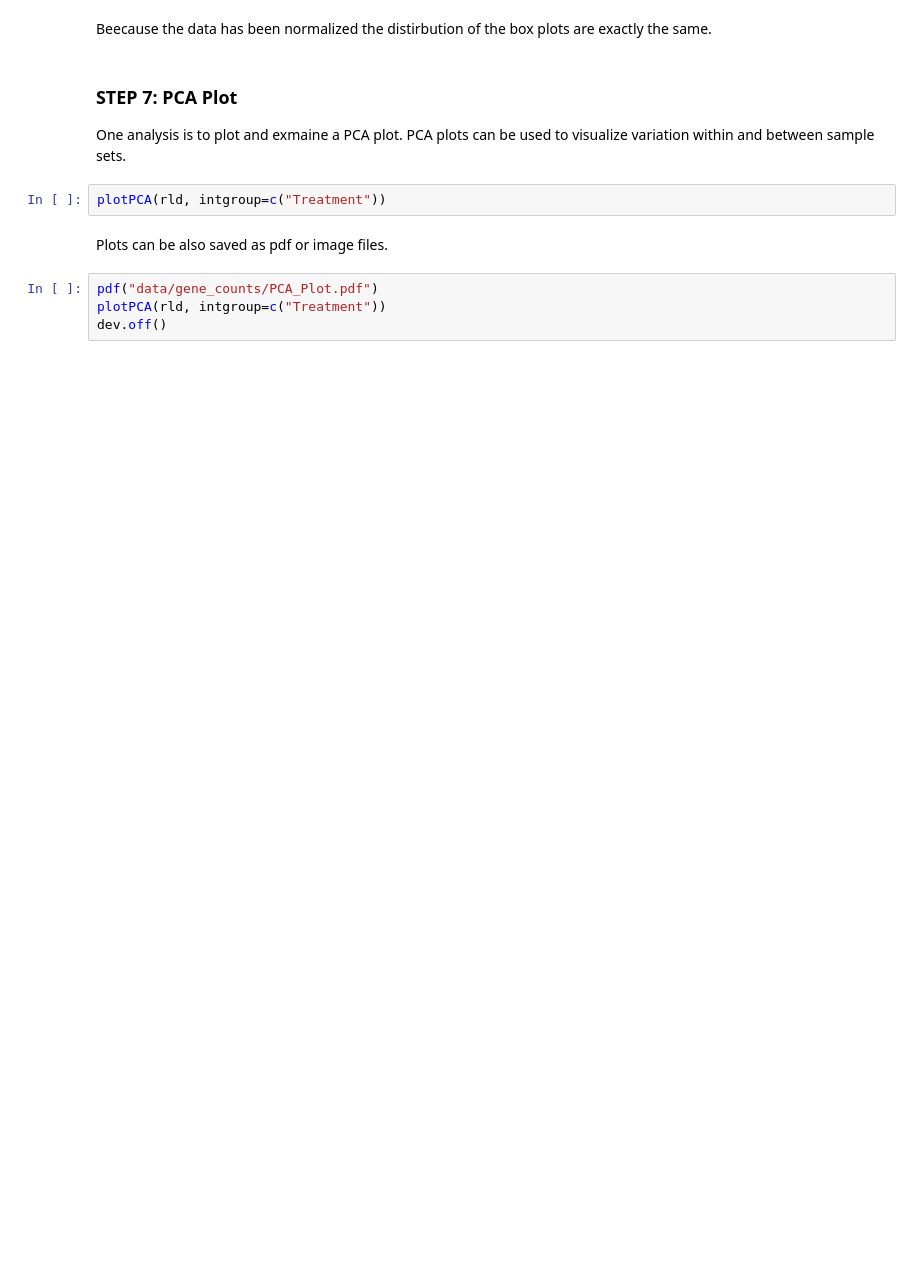
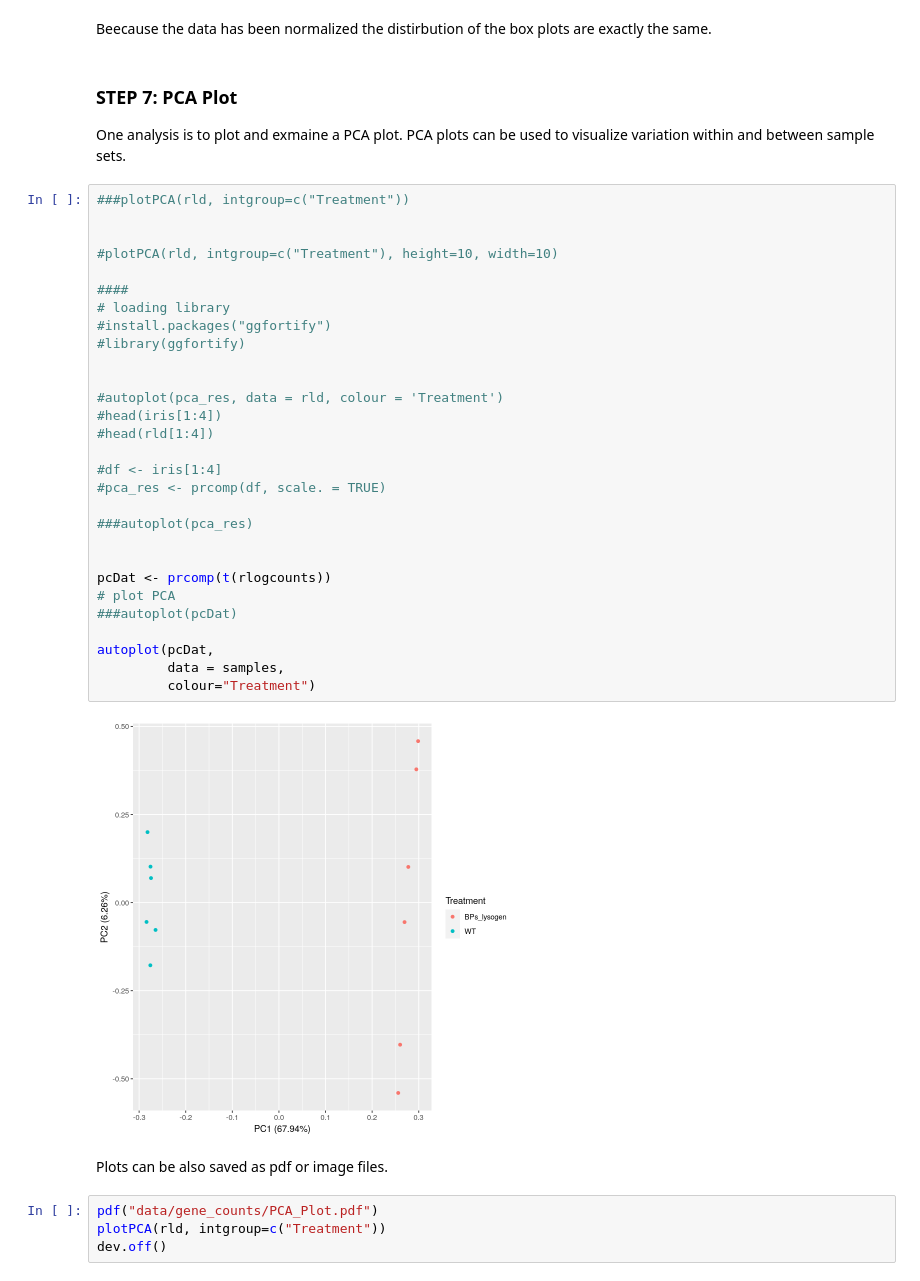
Before and after one commit to JRowleyLab/UNMC_ATACseq_Tutorial, a Jupyter notebook: Tutorial_3_DEG_Analysis.ipynb, the cells around one changed output. Saved outputs shown, nothing was run; the diff lists cells and outputs as text; blank space fills up the shorter version.

Commit message:
Update Tutorial_3_DEG_Analysis.ipynb
changed heatmap and pcaplot functions

```diff
--- a/Tutorial_3_DEG_Analysis.ipynb
+++ b/Tutorial_3_DEG_Analysis.ipynb
@@ -226,8 +233,37 @@ Beecause the data has been normalized the distirbution of the box plots are exac
 ### STEP 7: PCA Plot
 
 One analysis is to plot and exmaine a PCA plot. PCA plots can be used to visualize variation within and between sample sets.
-# %%
-plotPCA(rld, intgroup=c("Treatment"))
+# %%
+###plotPCA(rld, intgroup=c("Treatment"))
+
+
+#plotPCA(rld, intgroup=c("Treatment"), height=10, width=10)
+
+####
+# loading library
+#install.packages("ggfortify")
+#library(ggfortify)
+
+
+#autoplot(pca_res, data = rld, colour = 'Treatment')
+#head(iris[1:4])
+#head(rld[1:4])
+
+#df <- iris[1:4]
+#pca_res <- prcomp(df, scale. = TRUE)
+
+###autoplot(pca_res)
+
+
+pcDat <- prcomp(t(rlogcounts))
+# plot PCA
+###autoplot(pcDat)
+
+autoplot(pcDat,
+         data = samples,
+         colour="Treatment")
+# %% [output]
+[figure, added]
 # %% [markdown]
 Plots can be also saved as pdf or image files.
 # %%
```
Also changed, not shown: parts of 7 cells of this notebook.
